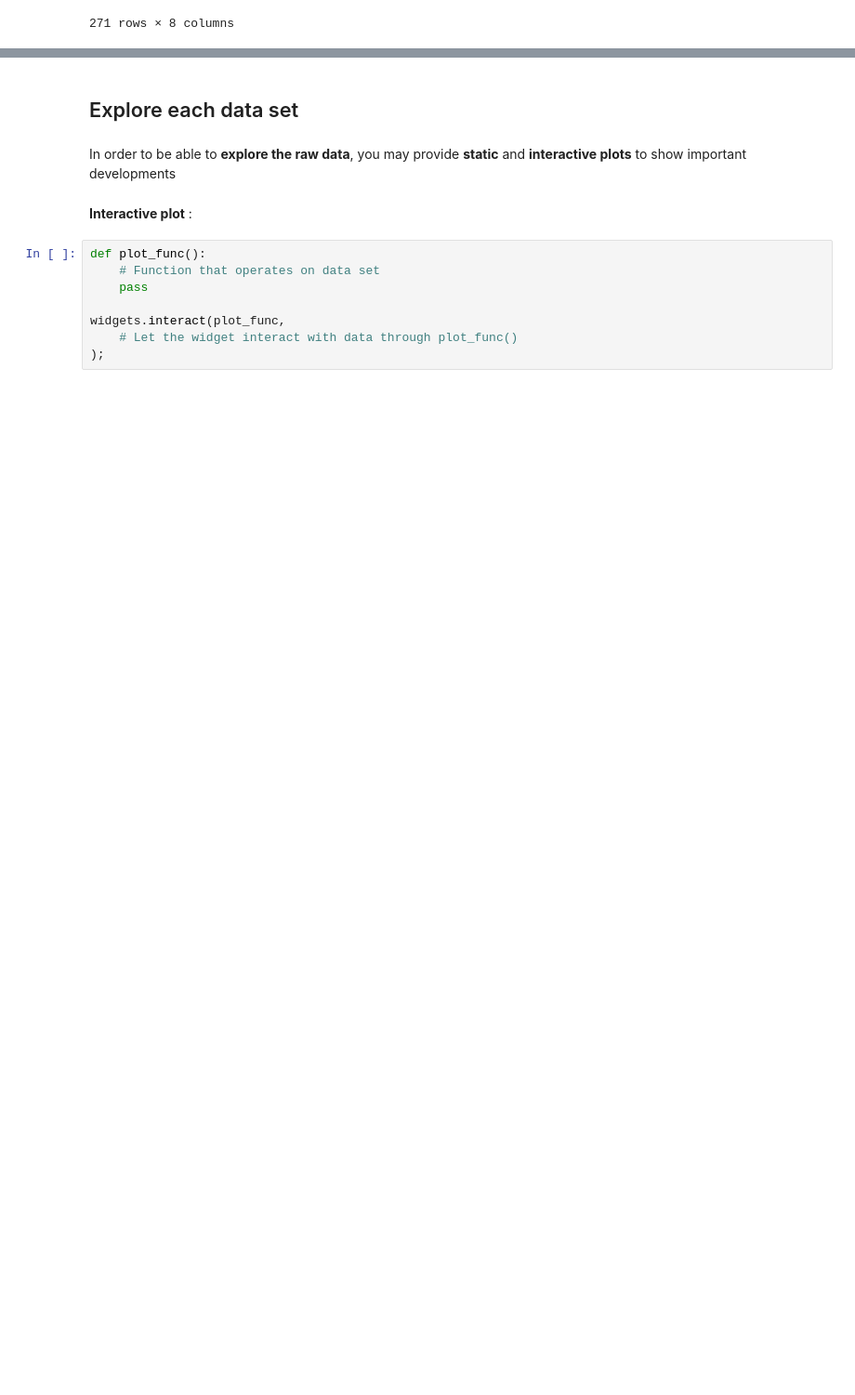
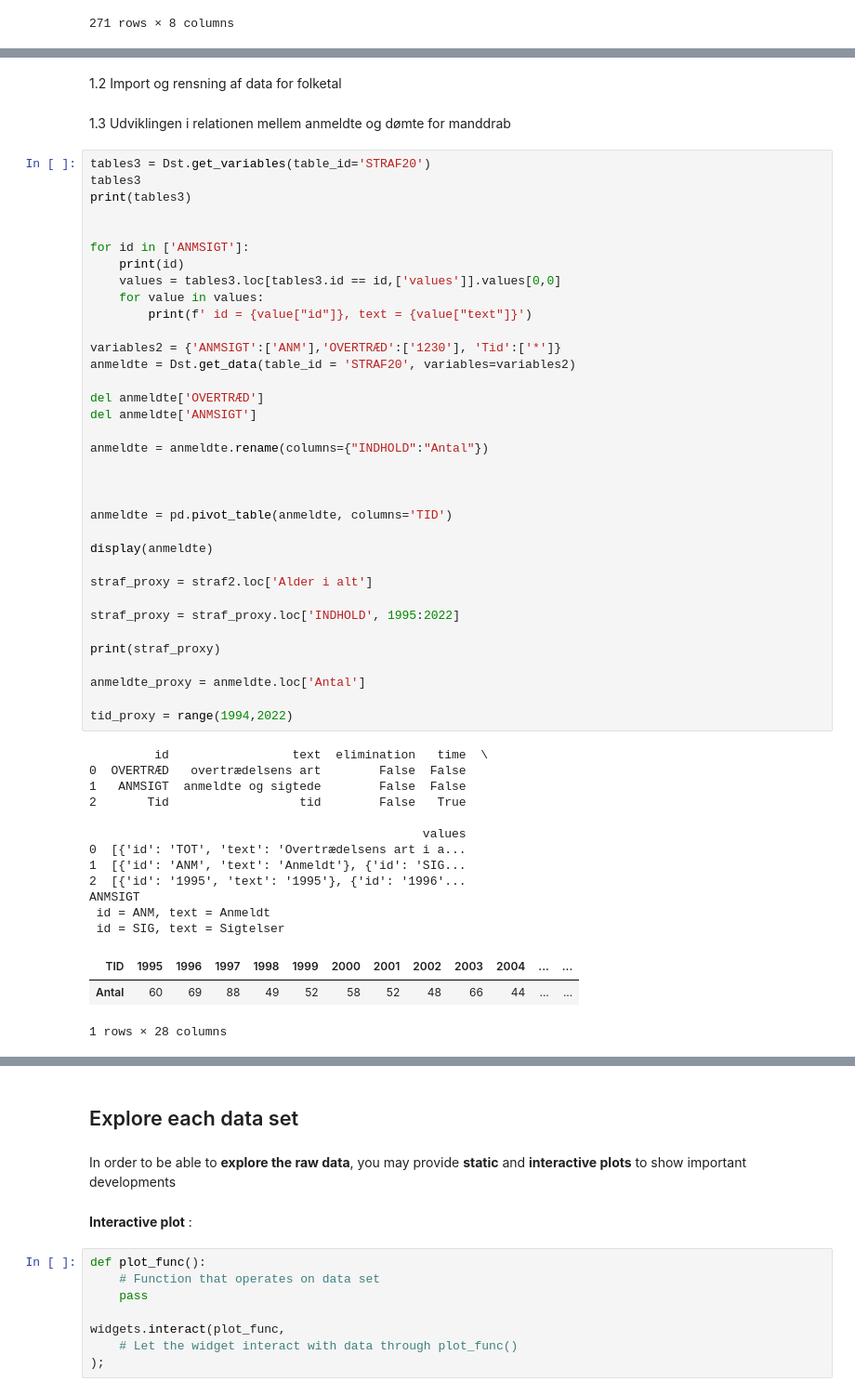
Before and after one commit to NumEconCopenhagen/projects-2023-bulen, a Jupyter notebook: dataproject/dataproject.ipynb, the cells around one changed output, grey strips where cells are left out. Shown: that part at 93% size. Cells and saved outputs as stored; diff of their text form; blank space fills up the shorter version.

```diff
--- a/dataproject/dataproject.ipynb
+++ b/dataproject/dataproject.ipynb
@@ -121,0 +252,55 @@ inc_api.head(5)
+# %% [markdown]
+1.2 Import og rensning af data for folketal
+# %% [markdown]
+1.3 Udviklingen i relationen mellem anmeldte og dømte for manddrab
+# %%
+tables3 = Dst.get_variables(table_id='STRAF20')
+tables3
+print(tables3)
+
+
+for id in ['ANMSIGT']:
+    print(id)
+    values = tables3.loc[tables3.id == id,['values']].values[0,0]
+    for value in values:
+        print(f' id = {value["id"]}, text = {value["text"]}')
+
+variables2 = {'ANMSIGT':['ANM'],'OVERTRÆD':['1230'], 'Tid':['*']}
+anmeldte = Dst.get_data(table_id = 'STRAF20', variables=variables2)
+
+del anmeldte['OVERTRÆD']
+del anmeldte['ANMSIGT']
+
+anmeldte = anmeldte.rename(columns={"INDHOLD":"Antal"})
+
+
+
+anmeldte = pd.pivot_table(anmeldte, columns='TID')
+
+display(anmeldte)
+
+straf_proxy = straf2.loc['Alder i alt']
+
+straf_proxy = straf_proxy.loc['INDHOLD', 1995:2022]
+
+print(straf_proxy)
+
+anmeldte_proxy = anmeldte.loc['Antal']
+
+tid_proxy = range(1994,2022)
+# %% [output]
+         id                 text  elimination   time  \
+0  OVERTRÆD   overtrædelsens art        False  False
+1   ANMSIGT  anmeldte og sigtede        False  False
+2       Tid                  tid        False   True
+
+                                              values
+0  [{'id': 'TOT', 'text': 'Overtrædelsens art i a...
+1  [{'id': 'ANM', 'text': 'Anmeldt'}, {'id': 'SIG...
+2  [{'id': '1995', 'text': '1995'}, {'id': '1996'...
+ANMSIGT
+ id = ANM, text = Anmeldt
+ id = SIG, text = Sigtelser
+| TID | 1995 | 1996 | 1997 | 1998 | 1999 | 2000 | 2001 | 2002 | 2003 | 2004 | ... | ... |
+| Antal | 60 | 69 | 88 | 49 | 52 | 58 | 52 | 48 | 66 | 44 | ... | ... |
+1 rows × 28 columns
```
Also changed, not shown: parts of 8 cells of this notebook, 1 other file.
